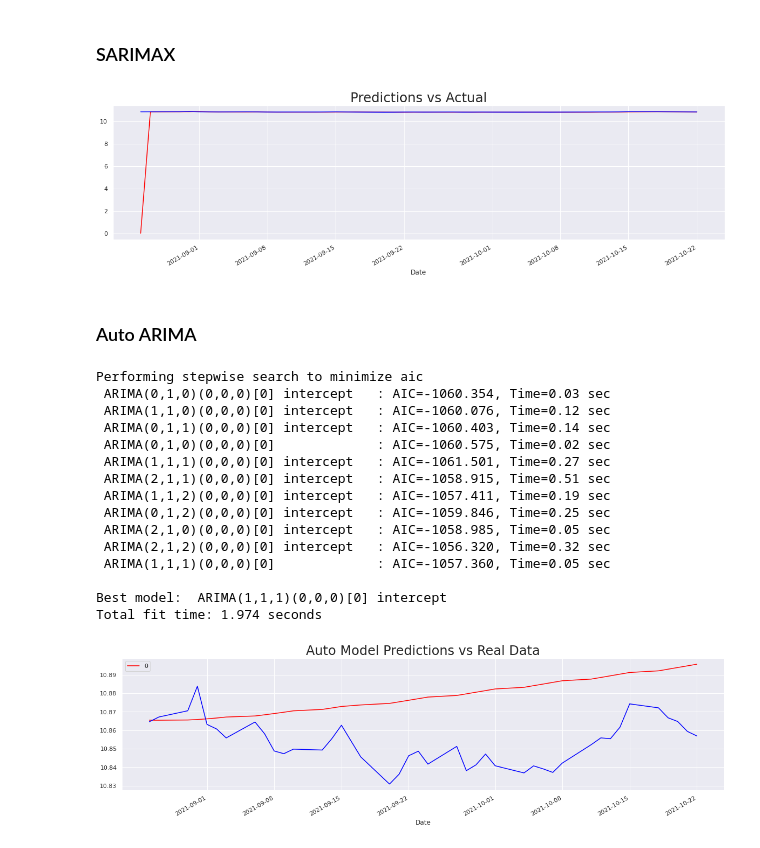
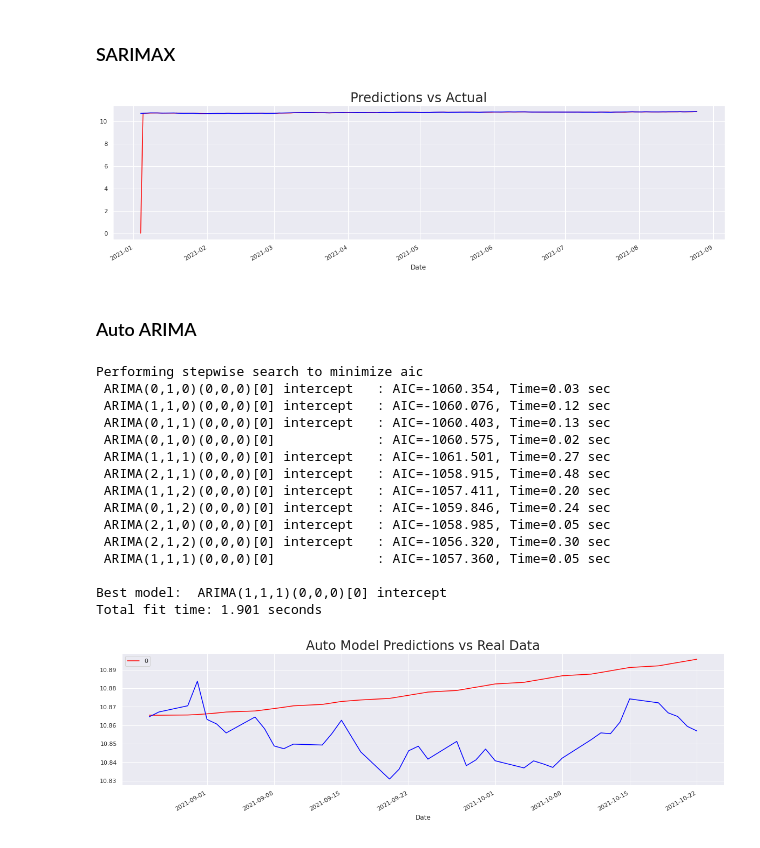
Before and after one commit to jjsalazarr/curso-series-temporales, a Jupyter notebook: 12. Prediciendo el futuro/Python/16_PrediciendoFuturo.ipynb, the cells around one changed output. Saved outputs shown, nothing was run; the diff lists cells and outputs as text; code cells hidden in the pictures.

```diff
--- a/12. Prediciendo el futuro/Python/16_PrediciendoFuturo.ipynb
+++ b/12. Prediciendo el futuro/Python/16_PrediciendoFuturo.ipynb
@@ -355,44 +196,42 @@ plt.show()
 # %% [markdown]
 ### SARIMAX
 # %%
-start_date="2021-08-26"
-end_date="2021-10-22"
+start_date="2021-01-04"
+end_date="2021-08-25"
 
 
-model_sarimax = SARIMAX(df.test, exog = None, order = (1,1,1), seasonal_order = (0,0,0,0))
+model_sarimax = SARIMAX(df.log, exog = None, order = (4,1,4), seasonal_order = (0,0,0,0))
 results_sarimax = model_sarimax.fit()
-
 
 df_pred_sarimax = results_sarimax.predict(start = start_date, end = end_date, exog=None)
 
-
 df_pred_sarimax[start_date:end_date].plot(figsize = (20,5), color = "red")
-df.test[start_date:end_date].plot(color = "blue")
+df.log[start_date:end_date].plot(color = "blue")
 plt.title("Predictions vs Actual", size = 24)
 plt.show()
 # %% [output]
-[figure, old version]
+[figure, new version]
 # %% [markdown]
 ### Auto ARIMA
 # %%
-model_auto = auto_arima(df, start_p=0, start_q=0, max_p=5, max_q=5, start_P=0, start_Q=0, D=1, max_P=5, max_Q=5, max_D=5, m=1, trace=True,stepwise=True,
+model_auto = auto_arima(df.log, start_p=0, start_q=0, max_p=5, max_q=5, start_P=0, start_Q=0, D=1, max_P=5, max_Q=5, max_D=5, m=1, trace=True,stepwise=True,
                          random_state=20, n_fits=50, criterion="aic", alpha=0.05,seasonal=True)
 # %% [output]
 Performing stepwise search to minimize aic
  ARIMA(0,1,0)(0,0,0)[0] intercept   : AIC=-1060.354, Time=0.03 sec
  ARIMA(1,1,0)(0,0,0)[0] intercept   : AIC=-1060.076, Time=0.12 sec
- ARIMA(0,1,1)(0,0,0)[0] intercept   : AIC=-1060.403, Time=0.14 sec
+ ARIMA(0,1,1)(0,0,0)[0] intercept   : AIC=-1060.403, Time=0.13 sec
  ARIMA(0,1,0)(0,0,0)[0]             : AIC=-1060.575, Time=0.02 sec
  ARIMA(1,1,1)(0,0,0)[0] intercept   : AIC=-1061.501, Time=0.27 sec
- ARIMA(2,1,1)(0,0,0)[0] intercept   : AIC=-1058.915, Time=0.51 sec
- ARIMA(1,1,2)(0,0,0)[0] intercept   : AIC=-1057.411, Time=0.19 sec
- ARIMA(0,1,2)(0,0,0)[0] intercept   : AIC=-1059.846, Time=0.25 sec
+ ARIMA(2,1,1)(0,0,0)[0] intercept   : AIC=-1058.915, Time=0.48 sec
+ ARIMA(1,1,2)(0,0,0)[0] intercept   : AIC=-1057.411, Time=0.20 sec
+ ARIMA(0,1,2)(0,0,0)[0] intercept   : AIC=-1059.846, Time=0.24 sec
  ARIMA(2,1,0)(0,0,0)[0] intercept   : AIC=-1058.985, Time=0.05 sec
- ARIMA(2,1,2)(0,0,0)[0] intercept   : AIC=-1056.320, Time=0.32 sec
+ ARIMA(2,1,2)(0,0,0)[0] intercept   : AIC=-1056.320, Time=0.30 sec
  ARIMA(1,1,1)(0,0,0)[0]             : AIC=-1057.360, Time=0.05 sec
 
 Best model:  ARIMA(1,1,1)(0,0,0)[0] intercept
-Total fit time: 1.974 seconds
+Total fit time: 1.901 seconds
 # %%
 start_date="2021-08-26"
 end_date="2021-10-22"
```
Also changed, not shown: parts of 19 cells of this notebook.
